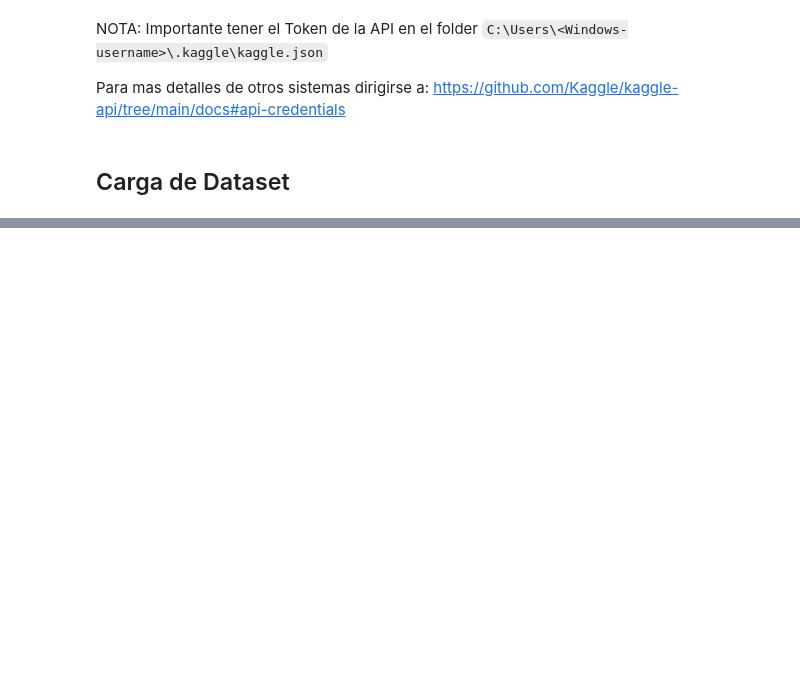
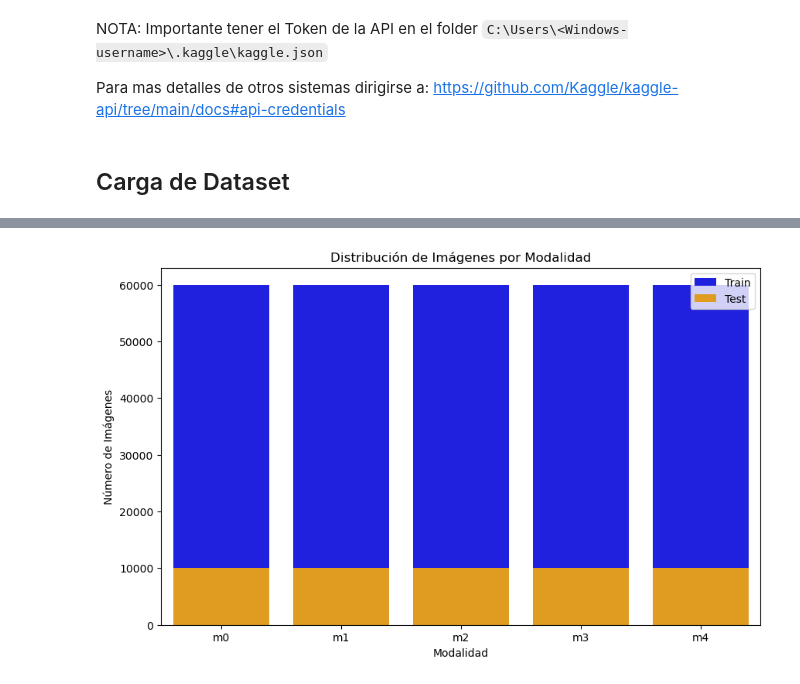
Before and after one commit to LeivaDiego/Lab4-DataScience, a Jupyter notebook: Lab4_CNN.ipynb, the cells around one changed output, grey strips where cells are left out. Cells and saved outputs as stored; diff of their text form; code cells hidden in the pictures; blank space fills up the shorter version.

```diff
--- a/Lab4_CNN.ipynb
+++ b/Lab4_CNN.ipynb
@@ -83,0 +91,23 @@ EXITO: Archivos de PolyMNIST descomprimidos en 'dataset'
+# %%
+# Definir la ruta base del dataset
+base_dir = "dataset"
+
+# Obtener todas las imágenes del conjunto de datos
+train_images = glob(os.path.join(base_dir, 'train', '**', '*.png'), recursive=True)
+test_images = glob(os.path.join(base_dir, 'test', '**', '*.png'), recursive=True)
+
+# Crear un DataFrame con la información de las imágenes
+def create_dataframe(image_list):
+    data = []
+    for img in image_list:
+        cont, digit = os.path.basename(img).split('.')[0:2]
+        modality = img.split(os.sep)[-2]
+        subset = img.split(os.sep)[-3]
+        data.append([subset, modality, cont, digit, img])
+    return pd.DataFrame(data, columns=['Subset', 'Modality', 'Cont', 'Digit', 'Path'])
+
+train_df = create_dataframe(train_images)
+test_df = create_dataframe(test_images)
+
+# Mostrar las primeras filas del DataFrame de entrenamiento
+train_df.head()
@@ -83,0 +121,16 @@ EXITO: Archivos de PolyMNIST descomprimidos en 'dataset'
+# %%
+# Contar las imágenes por modalidad y subconjunto
+modality_counts_train = train_df['Modality'].value_counts()
+modality_counts_test = test_df['Modality'].value_counts()
+
+# Visualizar la distribución por modalidad
+plt.figure(figsize=(10, 6))
+sns.barplot(x=modality_counts_train.index, y=modality_counts_train.values, color='blue', label='Train')
+sns.barplot(x=modality_counts_test.index, y=modality_counts_test.values, color='orange', label='Test')
+plt.title('Distribución de Imágenes por Modalidad')
+plt.xlabel('Modalidad')
+plt.ylabel('Número de Imágenes')
+plt.legend()
+plt.show()
+# %% [output]
+[figure, added]
```
Also changed, not shown: parts of 7 cells of this notebook.
